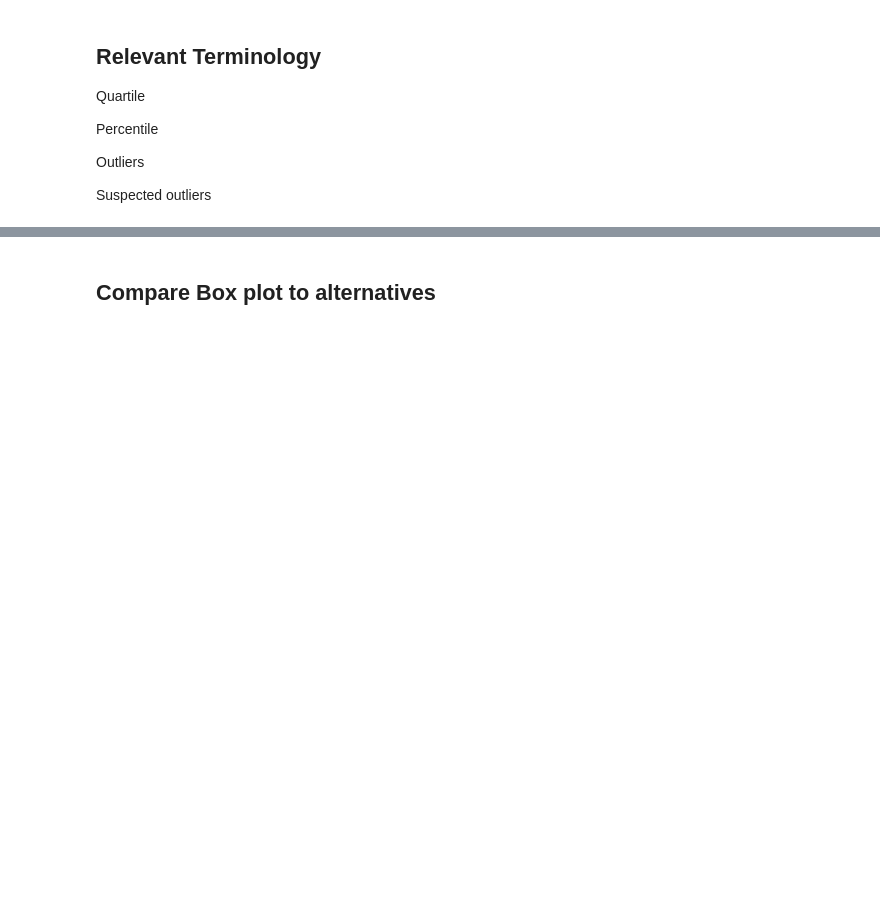
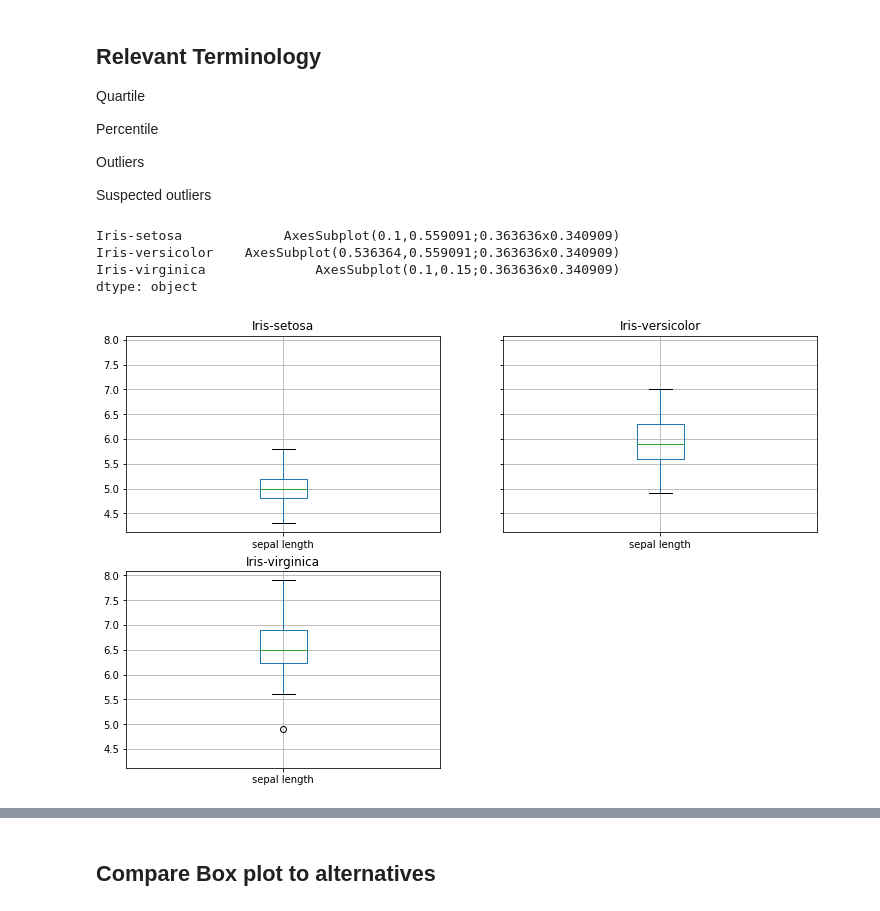
Before and after one commit to davidobrien1/fda-project, a Jupyter notebook: boxplots.ipynb, the cells around one changed output, grey strips where cells are left out. Cells and saved outputs as stored; diff of their text form; code cells hidden in the pictures; blank space fills up the shorter version.

Commit message:
created additional box plots

```diff
--- a/boxplots.ipynb
+++ b/boxplots.ipynb
@@ -57,3 +57,12 @@ Percentile
 Outliers
 
 Suspected outliers
+# %%
+# group the box plot by class and show sepal length only
+df.groupby("class").boxplot(column=["sepal length"], figsize=(12,8)) # figure size increased to make it legible sourced from https://github.com/pandas-dev/pandas/issues/11959
+# %% [output]
+Iris-setosa             AxesSubplot(0.1,0.559091;0.363636x0.340909)
+Iris-versicolor    AxesSubplot(0.536364,0.559091;0.363636x0.340909)
+Iris-virginica              AxesSubplot(0.1,0.15;0.363636x0.340909)
+dtype: object
+[figure, added]
```
Also changed, not shown: parts of 4 cells of this notebook.
